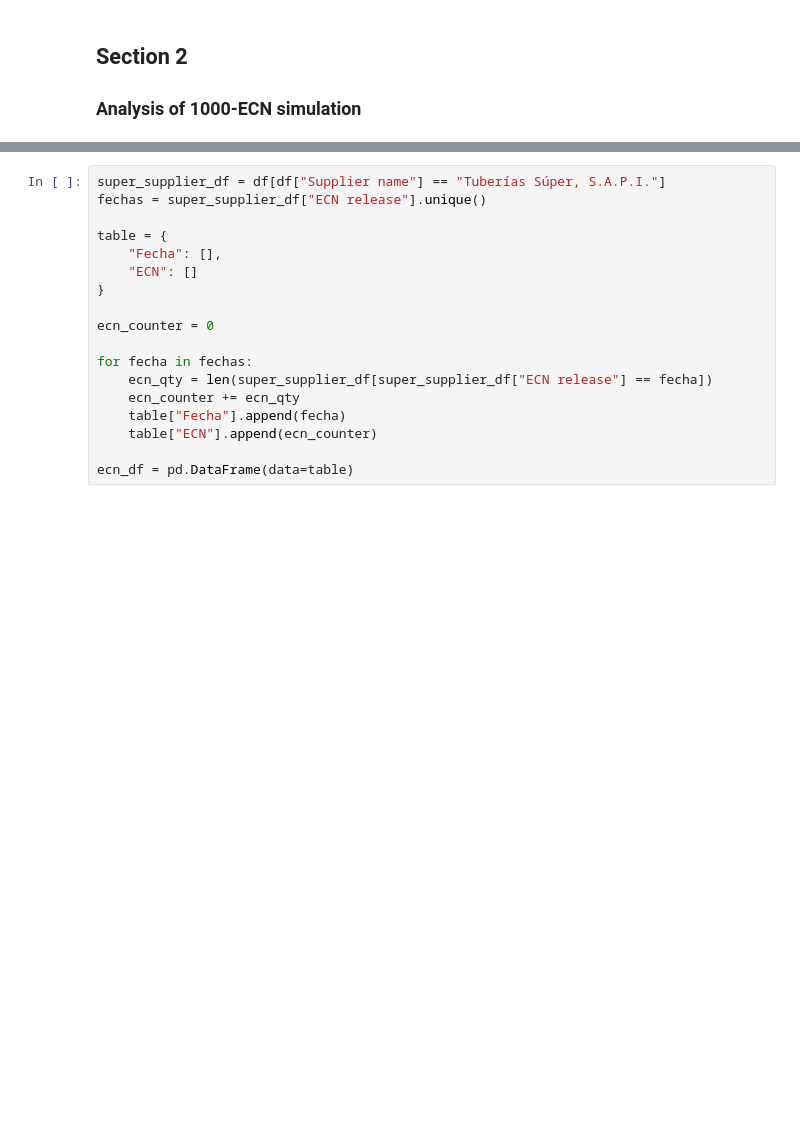
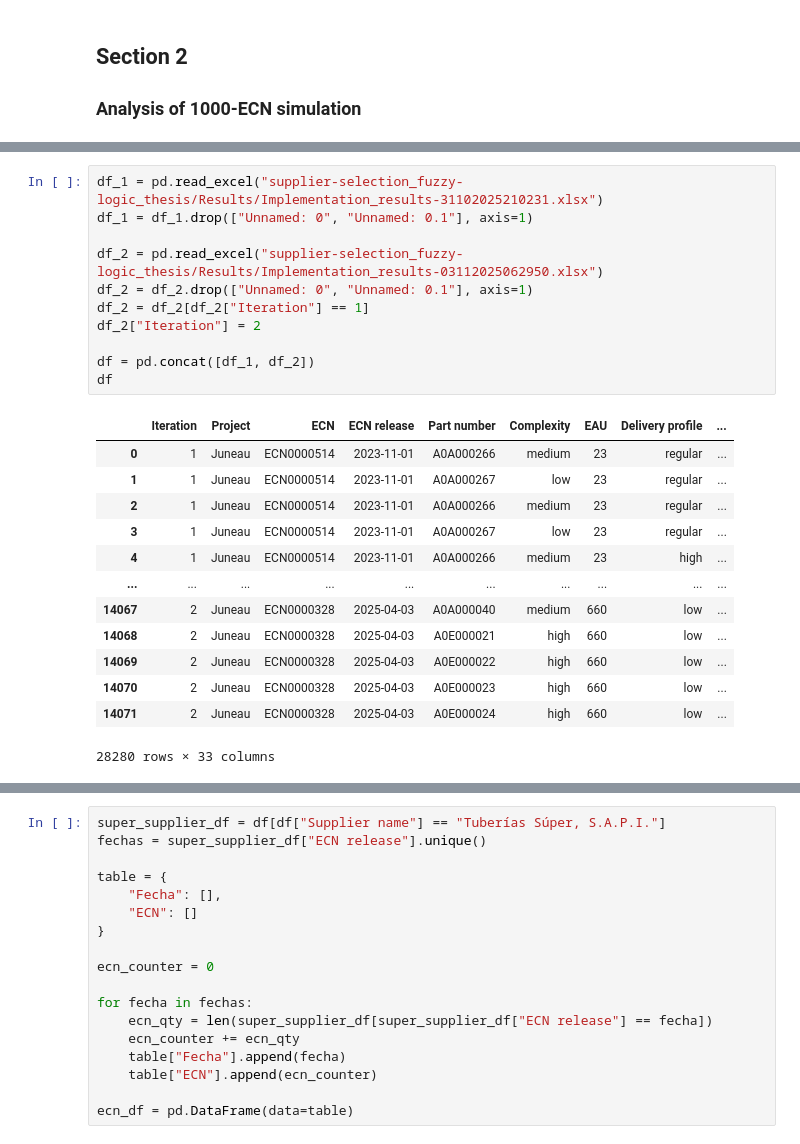
Before and after one commit to rubusarbaro/supplier-selection_fuzzy-logic_thesis, a Jupyter notebook: Calc.ipynb, the cells around one changed output, grey strips where cells are left out. Cells and saved outputs as stored; diff of their text form; blank space fills up the shorter version.

```diff
--- a/Calc.ipynb
+++ b/Calc.ipynb
@@ -152,0 +159,25 @@ Scenario1
+# %%
+df_1 = pd.read_excel("supplier-selection_fuzzy-logic_thesis/Results/Implementation_results-31102025210231.xlsx")
+df_1 = df_1.drop(["Unnamed: 0", "Unnamed: 0.1"], axis=1)
+
+df_2 = pd.read_excel("supplier-selection_fuzzy-logic_thesis/Results/Implementation_results-03112025062950.xlsx")
+df_2 = df_2.drop(["Unnamed: 0", "Unnamed: 0.1"], axis=1)
+df_2 = df_2[df_2["Iteration"] == 1]
+df_2["Iteration"] = 2
+
+df = pd.concat([df_1, df_2])
+df
+# %% [output]
+|  | Iteration | Project | ECN | ECN release | Part number | Complexity | EAU | Delivery profile | ... |
+| 0 | 1 | Juneau | ECN0000514 | 2023-11-01 | A0A000266 | medium | 23 | regular | ... |
+| 1 | 1 | Juneau | ECN0000514 | 2023-11-01 | A0A000267 | low | 23 | regular | ... |
+| 2 | 1 | Juneau | ECN0000514 | 2023-11-01 | A0A000266 | medium | 23 | regular | ... |
+| 3 | 1 | Juneau | ECN0000514 | 2023-11-01 | A0A000267 | low | 23 | regular | ... |
+| 4 | 1 | Juneau | ECN0000514 | 2023-11-01 | A0A000266 | medium | 23 | high | ... |
+| ... | ... | ... | ... | ... | ... | ... | ... | ... | ... |
+| 14067 | 2 | Juneau | ECN0000328 | 2025-04-03 | A0A000040 | medium | 660 | low | ... |
+| 14068 | 2 | Juneau | ECN0000328 | 2025-04-03 | A0E000021 | high | 660 | low | ... |
+| 14069 | 2 | Juneau | ECN0000328 | 2025-04-03 | A0E000022 | high | 660 | low | ... |
+| 14070 | 2 | Juneau | ECN0000328 | 2025-04-03 | A0E000023 | high | 660 | low | ... |
+| 14071 | 2 | Juneau | ECN0000328 | 2025-04-03 | A0E000024 | high | 660 | low | ... |
+28280 rows × 33 columns
```
Also changed, not shown: parts of 5 cells of this notebook.
